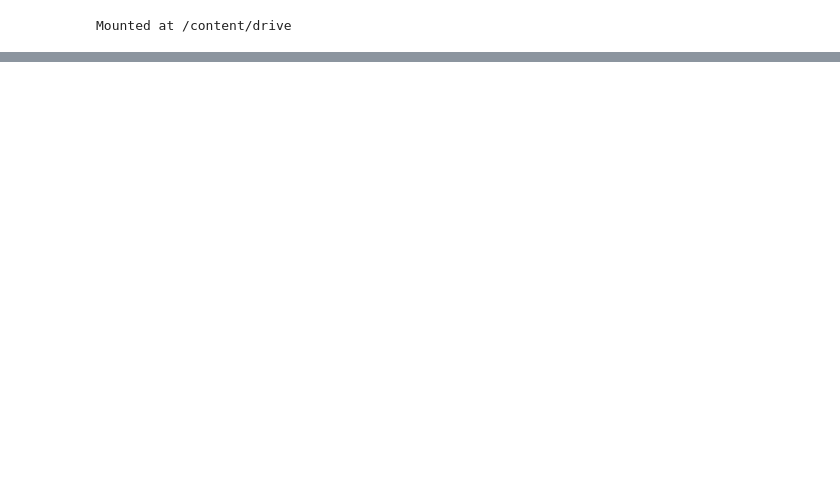
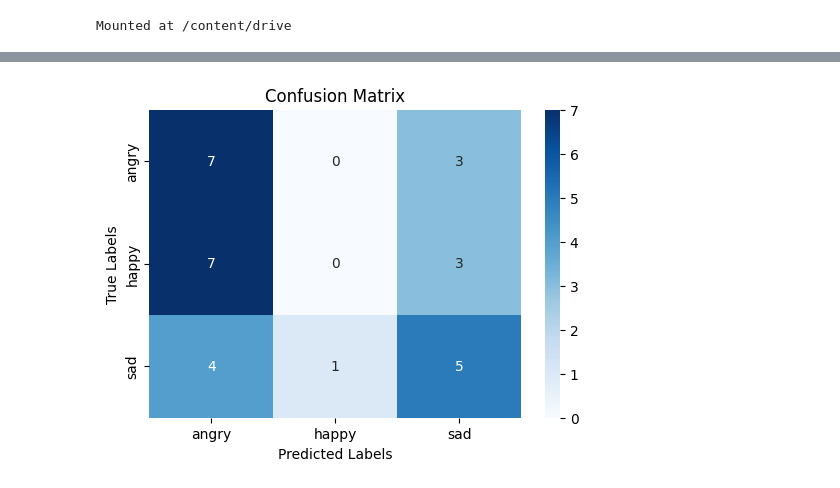
Before and after one commit to Shanks1234567/CSE366LAB, a Jupyter notebook: Lab_03_AI.ipynb, the cells around one changed output, grey strips where cells are left out. Drawn from its saved outputs; the diff is of its cells as text; code cells hidden in the pictures; blank space fills up the shorter version.

```diff
--- a/Lab_03_AI.ipynb
+++ b/Lab_03_AI.ipynb
@@ -58,0 +150,20 @@ from tabulate import tabulate
+# %%
+class ImageDataset(Dataset):
+    def __init__(self, dataframe, normalize, is_lb=False):
+        self.dataframe = dataframe
+        self.normalize = normalize
+        self.is_lb = is_lb
+        self.label_map = {'angry': 0, 'happy': 1, 'sad': 2}
+
+    def __len__(self):
+        return len(self.dataframe)
+
+    def __getitem__(self, index):
+        img_path = self.dataframe.iloc[index]['file_path']
+        image = PIL.Image.open(img_path)
+
+        if self.is_lb:
+            label = self.label_map[self.dataframe.iloc[index]['label']]
+            return self.normalize(image), label
+        else:
+            return self.normalize(image), self.normalize(image)
@@ -58,0 +421,9 @@ from tabulate import tabulate
+# %%
+best_checkpoint_path = f"{save_path_checkpoints}/model.pt"
+checkpoint = torch.load(best_checkpoint_path)
+best_epoch = checkpoint["epoch"]
+model.load_state_dict(checkpoint["model_weight"])
+optimizer.load_state_dict(checkpoint["optimizer_state"])
+
+best_val_loss, best_val_accuracy = evaluate_model(model, criterion, dataloader_valid_dataset)
+print(f"Best model (from epoch {best_epoch}) - Validation Loss: {best_val_loss:.3f}, Validation Accuracy: {best_val_accuracy:.3f}")
@@ -58,0 +498,12 @@ from tabulate import tabulate
+# %%
+cm = confusion_matrix(y_true, y_pred)
+
+plt.figure(figsize=(6, 4))
+sns.heatmap(cm, annot=True, fmt="d", cmap="Blues", xticklabels=list(class_names.values()), yticklabels=list(class_names.values()))
+
+plt.xlabel('Predicted Labels')
+plt.ylabel('True Labels')
+plt.title('Confusion Matrix')
+plt.show()
+# %% [output]
+[figure, added]
```
Also changed, not shown: parts of 20 cells of this notebook.
